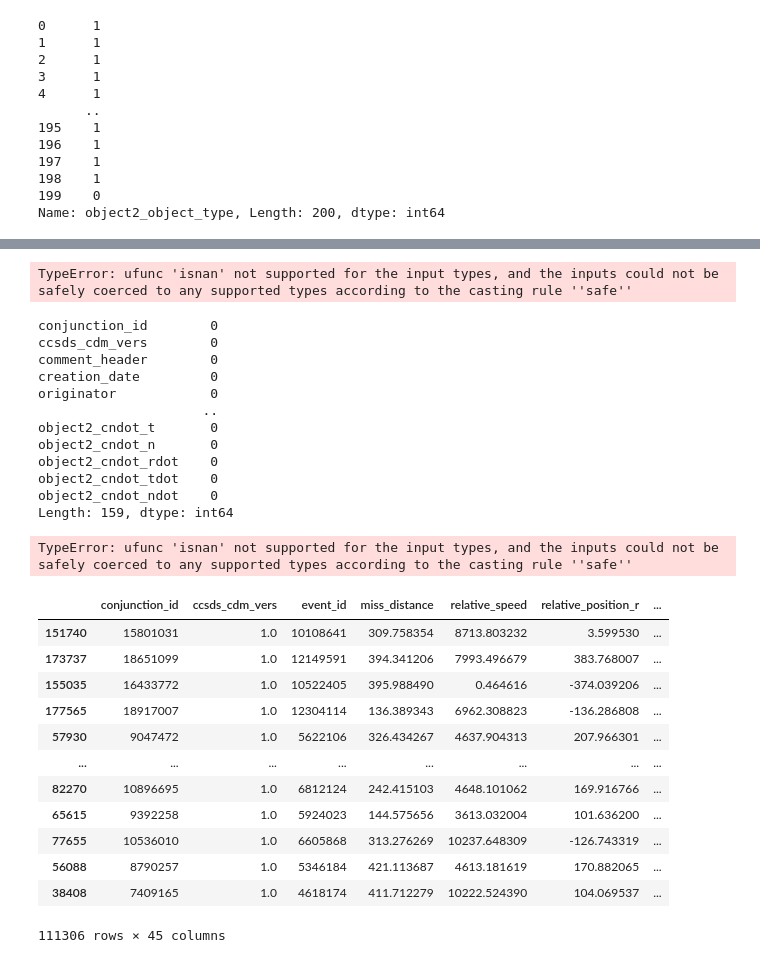
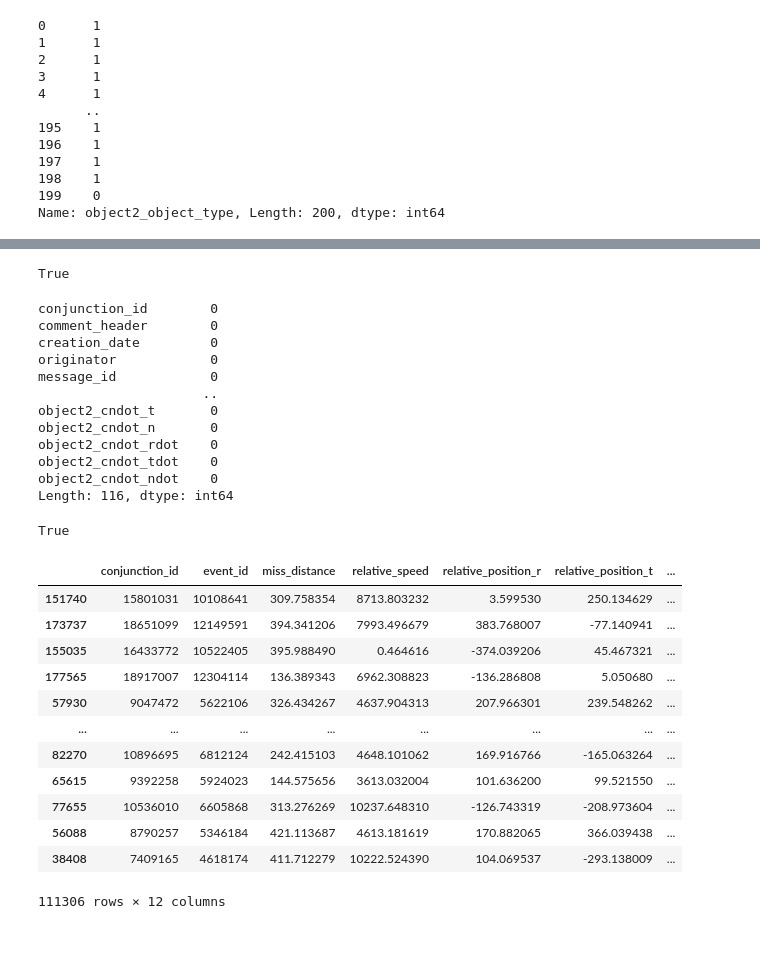
Before and after one commit to ayaemad10/Arduino_Robotics, a Jupyter notebook: model_conjuntion.ipynb, the cells around one changed output, grey strips where cells are left out. Drawn from its saved outputs; the diff is of its cells as text; code cells hidden in the pictures.

```diff
--- a/model_conjuntion.ipynb
+++ b/model_conjuntion.ipynb
@@ -9,7 +9,7 @@ import pandas as pd
 import seaborn as sb
 import numpy as np
 # %%
-data = pd.read_csv("/content/2024_S1_cdm_ccsds.csv")
+data = pd.read_csv("/content/2024_S1_cdm_ccsds_AE.csv")
 df = pd.DataFrame(data)
 # df
 # df.head()
@@ -91,2 +91,9 @@ df.collision_probability
 185511 rows × 1 columns
 dtype: float64
+# %%
+from sklearn.preprocessing import LabelEncoder
+label_encoder = LabelEncoder()
+df["object1_object_type"] = label_encoder.fit_transform(df["object1_object_type"])
+df["object2_object_type"] = label_encoder.fit_transform(df["object2_object_type"])
+print(df["object1_object_type"].head(103))
+print(df["object2_object_type"].head(103))
@@ -183,28 +208,28 @@ Length: 159, dtype: int64
 # %%
-print(np.any(np.isnan(X_train)))
+print(np.any(np.isnan(X_train.select_dtypes(include=np.number))))
 # %% [output]
-TypeError: ufunc 'isnan' not supported for the input types, and the inputs could not be safely coerced to any supported types according to the casting rule ''safe''
+True
 # %%
 X_train = X_train.interpolate(limit_direction='both')
 # %%
 print(X_train.isnull().sum())
 # %% [output]
 conjunction_id        0
-ccsds_cdm_vers        0
 comment_header        0
 creation_date         0
 originator            0
+message_id            0
                      ..
 object2_cndot_t       0
 object2_cndot_n       0
 object2_cndot_rdot    0
 object2_cndot_tdot    0
 object2_cndot_ndot    0
-Length: 159, dtype: int64
+Length: 116, dtype: int64
 # %%
-print(np.any(np.isnan(X_train)))
+print(np.any(np.isnan(X_train.select_dtypes(include=np.number))))
 # %% [output]
-TypeError: ufunc 'isnan' not supported for the input types, and the inputs could not be safely coerced to any supported types according to the casting rule ''safe''
+True
 # %%
 import matplotlib.pyplot as plt
 import seaborn as sns
@@ -214,33 +239,22 @@ import seaborn as sns
 
 # plt.title('Correlation between different fearures')
 # %%
-# first 13 features except 'risk'
-df_copy = X_train[['conjunction_id', 'ccsds_cdm_vers','event_id', 'miss_distance', 'relative_speed',
-    'relative_position_r', 'relative_position_t', 'relative_position_n',
-    'relative_velocity_r', 'relative_velocity_t', 'relative_velocity_n','screen_volume_radius','collision_max_probability','object1_area_pc',
-    'object1_area_pc_max', 'object1_mass', 'object1_hbr',
-     'object1_x', 'object1_y',
-    'object1_z', 'object1_x_dot', 'object1_y_dot', 'object1_z_dot',
-     'object1_cr_r', 'object1_ct_r',
-    'object1_ct_t', 'object1_cn_r', 'object1_cn_t', 'object1_cn_n','object2_area_pc',
-    'object2_area_pc_max', 'object2_mass', 'object2_hbr',
-     'object2_x', 'object2_y',
-    'object2_z', 'object2_x_dot', 'object2_y_dot', 'object2_z_dot',
-     'object2_cr_r', 'object2_ct_r',
-    'object2_ct_t', 'object2_cn_r', 'object2_cn_t', 'object2_cn_n']]
+# first 12 features except 'risk'
+df_copy = X_train[['conjunction_id','event_id', 'miss_distance', 'relative_speed','relative_position_r', 'relative_position_t', 'relative_position_n',
+    'relative_velocity_r','relative_velocity_t', 'relative_velocity_n','screen_volume_radius','collision_max_probability']]
 df_copy
 # %% [output]
-|  | conjunction_id | ccsds_cdm_vers | event_id | miss_distance | relative_speed | relative_position_r | ... |
-| 151740 | 15801031 | 1.0 | 10108641 | 309.758354 | 8713.803232 | 3.599530 | ... |
-| 173737 | 18651099 | 1.0 | 12149591 | 394.341206 | 7993.496679 | 383.768007 | ... |
-| 155035 | 16433772 | 1.0 | 10522405 | 395.988490 | 0.464616 | -374.039206 | ... |
-| 177565 | 18917007 | 1.0 | 12304114 | 136.389343 | 6962.308823 | -136.286808 | ... |
-| 57930 | 9047472 | 1.0 | 5622106 | 326.434267 | 4637.904313 | 207.966301 | ... |
+|  | conjunction_id | event_id | miss_distance | relative_speed | relative_position_r | relative_position_t | ... |
+| 151740 | 15801031 | 10108641 | 309.758354 | 8713.803232 | 3.599530 | 250.134629 | ... |
+| 173737 | 18651099 | 12149591 | 394.341206 | 7993.496679 | 383.768007 | -77.140941 | ... |
+| 155035 | 16433772 | 10522405 | 395.988490 | 0.464616 | -374.039206 | 45.467321 | ... |
+| 177565 | 18917007 | 12304114 | 136.389343 | 6962.308823 | -136.286808 | 5.050680 | ... |
+| 57930 | 9047472 | 5622106 | 326.434267 | 4637.904313 | 207.966301 | 239.548262 | ... |
 | ... | ... | ... | ... | ... | ... | ... | ... |
-| 82270 | 10896695 | 1.0 | 6812124 | 242.415103 | 4648.101062 | 169.916766 | ... |
-| 65615 | 9392258 | 1.0 | 5924023 | 144.575656 | 3613.032004 | 101.636200 | ... |
-| 77655 | 10536010 | 1.0 | 6605868 | 313.276269 | 10237.648309 | -126.743319 | ... |
-| 56088 | 8790257 | 1.0 | 5346184 | 421.113687 | 4613.181619 | 170.882065 | ... |
-| 38408 | 7409165 | 1.0 | 4618174 | 411.712279 | 10222.524390 | 104.069537 | ... |
+| 82270 | 10896695 | 6812124 | 242.415103 | 4648.101062 | 169.916766 | -165.063264 | ... |
+| 65615 | 9392258 | 5924023 | 144.575656 | 3613.032004 | 101.636200 | 99.521550 | ... |
+| 77655 | 10536010 | 6605868 | 313.276269 | 10237.648310 | -126.743319 | -208.973604 | ... |
+| 56088 | 8790257 | 5346184 | 421.113687 | 4613.181619 | 170.882065 | 366.039438 | ... |
+| 38408 | 7409165 | 4618174 | 411.712279 | 10222.524390 | 104.069537 | -293.138009 | ... |
-111306 rows × 45 columns
+111306 rows × 12 columns
 # %%
```
Also changed, not shown: parts of 77 cells of this notebook.
